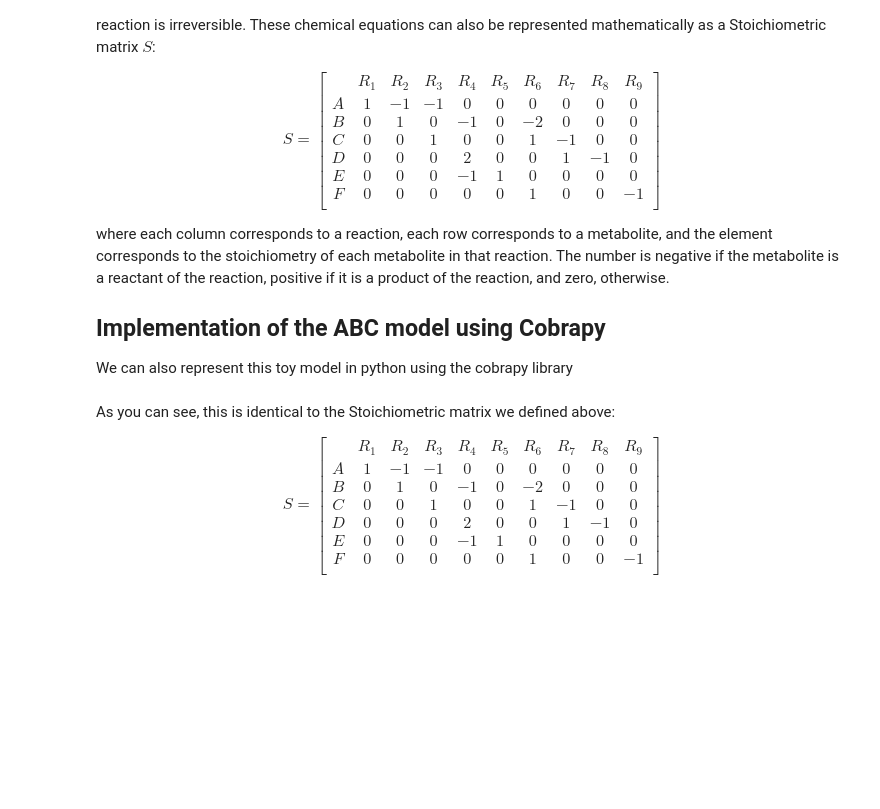
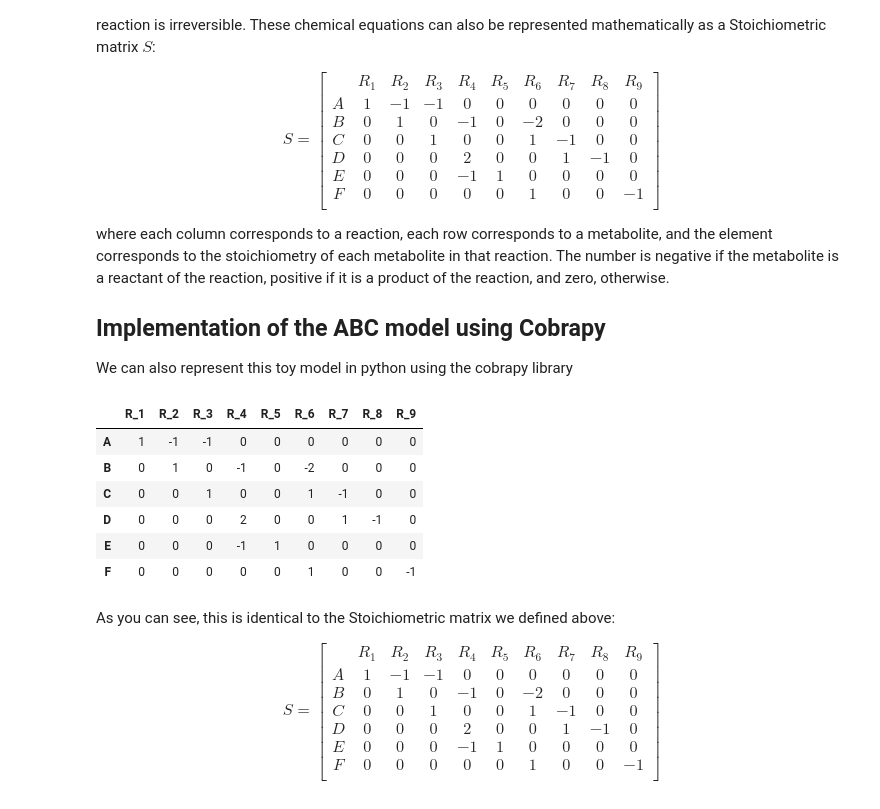
Before and after one commit to AgileBioFoundry/2019-05.09-cell-factory-design-abf-meeting, a Jupyter notebook: 01-Intro-to-FBA.ipynb, the cells around one changed output. Cells and saved outputs as stored; diff of their text form; code cells hidden in the pictures; blank space fills up the shorter version.

```diff
--- a/01-Intro-to-FBA.ipynb
+++ b/01-Intro-to-FBA.ipynb
@@ -52,10 +52,11 @@ where each column corresponds to a reaction, each row corresponds to a metabolit
 We can also represent this toy model in python using the cobrapy library
 # %%
 import cobra
+cobra_config = cobra.Configuration()
+cobra_config.solver='glpk_exact'
 
 # Define the model
 abc_model = cobra.Model('ABC_model')
-
 # create new metabolites
 A  = cobra.Metabolite('A',compartment='c')
 B  = cobra.Metabolite('B',compartment='c')
@@ -68,33 +69,41 @@ F  = cobra.Metabolite('F',compartment='c')
 abc_model.add_metabolites([A,B,C,D,E,F])
 
 # Create new reactions
 R_1 = cobra.Reaction('R_1')
 R_2 = cobra.Reaction('R_2')
 R_3 = cobra.Reaction('R_3')
 R_4 = cobra.Reaction('R_4')
 R_5 = cobra.Reaction('R_5')
 R_6 = cobra.Reaction('R_6')
 R_7 = cobra.Reaction('R_7')
 R_8 = cobra.Reaction('R_8')
 R_9 = cobra.Reaction('R_9')
 
 # Add reactions to the model
 abc_model.add_reactions([R_1, R_2, R_3, R_4, R_5, R_6, R_7, R_8, R_9])
 
 # Generate the stoichiometry from
 R_1.build_reaction_from_string('--> A')
 R_2.build_reaction_from_string('A --> B')
 R_3.build_reaction_from_string('A --> C')
 R_4.build_reaction_from_string('B + E --> 2 D')
 R_5.build_reaction_from_string('--> E')
 R_6.build_reaction_from_string('2 B --> C + F')
 R_7.build_reaction_from_string('C --> D')
 R_8.build_reaction_from_string('D -->')
 R_9.build_reaction_from_string('F -->')
 
 cobra.io.save_json_model(abc_model, 'ABC/ABC_model.json')
 cobra.util.array.create_stoichiometric_matrix(abc_model,
                                               array_type='DataFrame').astype(int)
+# %% [output]
+|  | R_1 | R_2 | R_3 | R_4 | R_5 | R_6 | R_7 | R_8 | R_9 |
+| A | 1 | -1 | -1 | 0 | 0 | 0 | 0 | 0 | 0 |
+| B | 0 | 1 | 0 | -1 | 0 | -2 | 0 | 0 | 0 |
+| C | 0 | 0 | 1 | 0 | 0 | 1 | -1 | 0 | 0 |
+| D | 0 | 0 | 0 | 2 | 0 | 0 | 1 | -1 | 0 |
+| E | 0 | 0 | 0 | -1 | 1 | 0 | 0 | 0 | 0 |
+| F | 0 | 0 | 0 | 0 | 0 | 1 | 0 | 0 | -1 |
 # %% [markdown]
 As you can see, this is identical to the Stoichiometric matrix we defined above:
 
```
Also changed, not shown: parts of 10 cells of this notebook, 2 other files.
